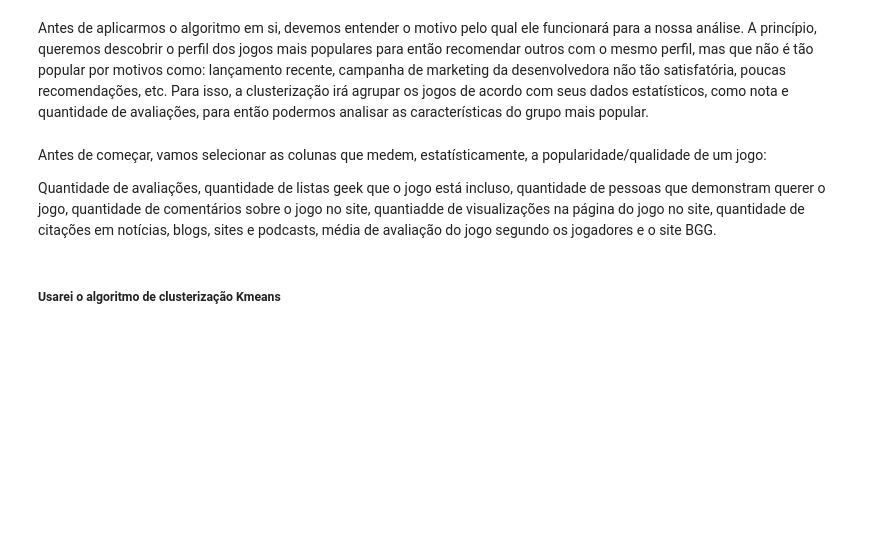
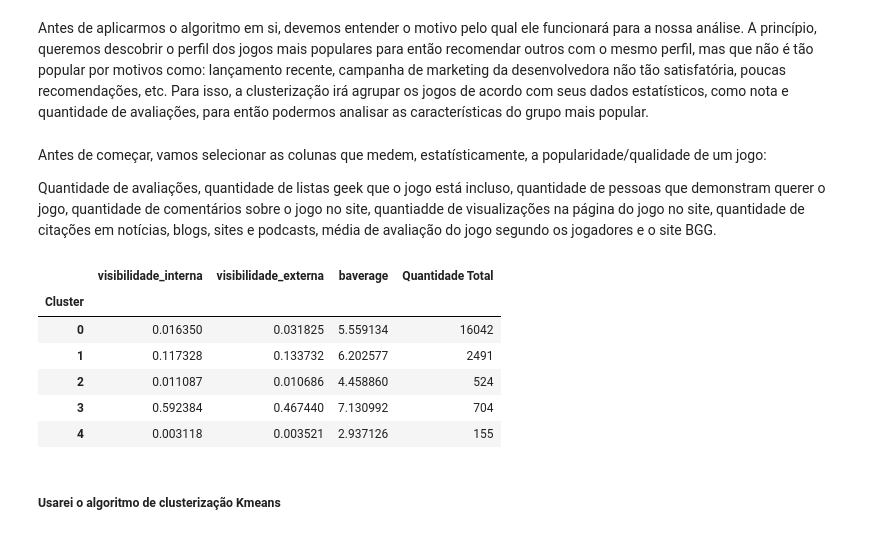
Before and after one commit to enzo-giannoni/Treinamento-1, a Jupyter notebook: storytelling-enzo.ipynb, the cells around one changed output. Drawn from its saved outputs; the diff is of its cells as text; code cells hidden in the pictures; blank space fills up the shorter version.

```diff
--- a/storytelling-enzo.ipynb
+++ b/storytelling-enzo.ipynb
@@ -174,4 +213,5 @@ Quantidade de avaliações,  quantidade de listas geek que o jogo está incluso,
 colunas_clusterizadas = ['usersrated', 'numgeeklists', 'numwanting', 'numcomments',
                          'siteviews', 'news', 'blogs', 'weblink', 'podcast', 'average',
                           'baverage']
-X = df[colunas_clusterizadas].copy()
+colunas_clusterizadas_teste = ['visibilidade_interna', 'visibilidade_externa', 'baverage']
+X = df[colunas_clusterizadas_teste].copy()
@@ -177,0 +248,14 @@ X = df[colunas_clusterizadas].copy()
+# %%
+model_stat = KMeans(n_clusters=5, random_state=0, n_init='auto')
+labels_stat = model_stat.fit_predict(X)
+X['Cluster'] = labels_stat
+# %%
+descricao(X, 'Cluster')
+# %% [output]
+|  | visibilidade_interna | visibilidade_externa | baverage | Quantidade Total |
+| Cluster |  |  |  |  |
+| 0 | 0.016350 | 0.031825 | 5.559134 | 16042 |
+| 1 | 0.117328 | 0.133732 | 6.202577 | 2491 |
+| 2 | 0.011087 | 0.010686 | 4.458860 | 524 |
+| 3 | 0.592384 | 0.467440 | 7.130992 | 704 |
+| 4 | 0.003118 | 0.003521 | 2.937126 | 155 |
```
Also changed, not shown: parts of 18 cells of this notebook.
